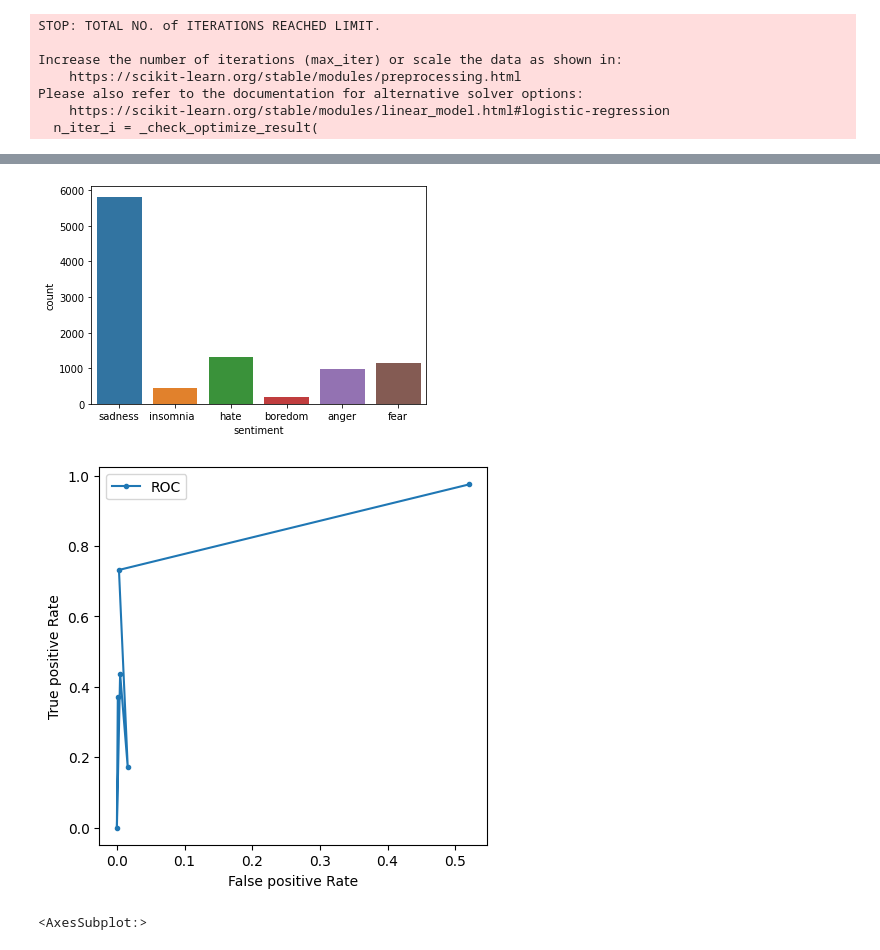
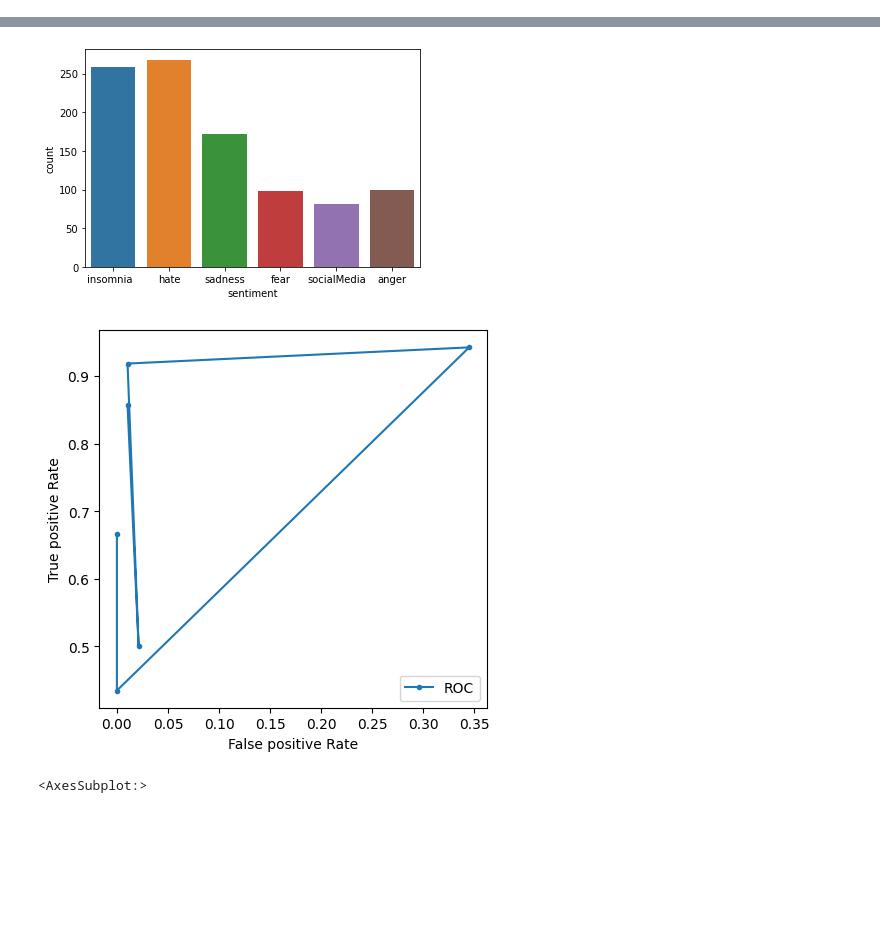
Before and after one commit to saqlain455/Text-Based-Analysis-Mental-Health, a Jupyter notebook: modelapi/models.ipynb, the cells around one changed output, grey strips where cells are left out. Cells and saved outputs as stored; diff of their text form; code cells hidden in the pictures; blank space fills up the shorter version.

Commit message:
model change

```diff
--- a/modelapi/models.ipynb
+++ b/modelapi/models.ipynb
@@ -1,40 +1,71 @@
 # %%
+!pip install unidecode
+!pip install neattext
+!pip install numpy
+!pip install pandas
+!pip install seaborn
+!pip install seaborn
+!pip install sklearn
+
 import numpy as np
 import pandas as pd
 import seaborn as sns
 import neattext.functions as nfx
-
 from sklearn.model_selection import train_test_split
 from sklearn.feature_extraction.text import CountVectorizer
 from sklearn.naive_bayes import MultinomialNB
 from sklearn.linear_model import LogisticRegression
 from sklearn import metrics
+import re
 from sklearn.feature_extraction.text import TfidfTransformer
 from sklearn.pipeline import Pipeline
 from unidecode import unidecode
 from sklearn.preprocessing import LabelEncoder
 
-train_df=pd.read_csv('abc.csv')
+# def clean_text(x):
+#   x_ascii =unidecode(x)
+#   x_clean=special_character_removal.sub(' ',x_ascii)
+#   return x_clean
+
+
+# train_df=pd.read_csv('/content/drive/MyDrive/abc.csv')
+# train_df=pd.read_csv('/content/drive/MyDrive/datasetbefitfinal (1).csv')
+train_df=pd.read_csv('updatedbefit.csv')
+
 print(train_df['sentiment'].value_counts())
 sns.countplot(x='sentiment',data=train_df)
 train_df.head(10)
 data= train_df.loc[:,['content','sentiment']]
+
+
+# special_character_removal=re.compile(r'[^a-zA-Z\.\-\?\!\,\#\...\%]',re.IGNORECASE)
+# data['clean_text']= data['content'].apply(lambda x:clean_text(str(x)))
+# data['clean_text']=data['clean_text'].fillna('empty')
+
+
 
 train_df['clean_text'] = train_df['content'].apply(nfx.remove_userhandles)
 train_df['clean_text'] = train_df['content'].apply(nfx.remove_stopwords)
 x=train_df['clean_text']
 target=data['sentiment']
 y=target
+# y=data['sentiment']
+# data.head(10)
+# le_inputPartA = LabelEncoder()
+# y = data['sentiment'].apply(le_inputPartA.fit_transform)
+# x=data.iloc[:,2]
+# y=data.iloc[:,1]
 
-x_train, x_test, y_train, y_test = train_test_split(x.values,y.values,test_size=0.3,random_state=42)
+x_train, x_test, y_train, y_test = train_test_split(x.values,y.values,test_size=0.2,random_state=42)
 
+#text_clf=Pipeline([('vect',CountVectorizer()),('tfidf',TfidfTransformer()),('clf',MultinomialNB())])
 text_clf=Pipeline([('vect',CountVectorizer()),('tfidf',TfidfTransformer()),('lr',LogisticRegression())])
 text_clf.fit(x_train,y_train)
 
 
 import pickle
 import gzip
-filename="filem.sav"
+filename="ss.sav"
 f=open(filename,'wb')
 pickle.dump(text_clf,f)
 f.close()
@@ -48,9 +79,33 @@ print('Accuracy Score',accuracy_score(y_test,predictions)*100,'%')
 #print('Accuracy Score',text_clf.score(x_test,y_test))
 
 
+#insonmina
+# ex1 = "I do not sleep"
 
-ex1 = "I do not sleep"
-# ex1 = "i feel dispapoint"
+# social media addiction
+# ex1 = "i use whatsapp all the time everywhere i go"
+# ex1 = "i use whatsapp most of the time"
+# ex1 = "i use facebook most of the time"
+# ex1="i become moody, restless, irritable or depressed when i stop or decrease  Internet use"
+
+#hate
+# ex1="i dont like hamza"
+# ex1="i am feellng attacked or threatened evertime from people"
+# ex1="i feel jeausealy because of people's success"
+
+#fear
+# ex1=" i am afraid of to jump from balconi"
+# ex1="i am afraid brcause i always thinking about arslan will kill me"
+# ex1=" I am afraid of swimming"
+# ex1="I am frightend of leaving alone  house"
+
+
+# angry
+# ex1="I am furious that I failed my exam"
+
+#sad
+# ex1= "feeling sad unable to describe myself"
+
 print(text_clf.predict([ex1]))
 print(text_clf.predict_proba([ex1]))
 print(text_clf.classes_)
@@ -115,7 +179,0 @@ Name: sentiment, dtype: int64
-STOP: TOTAL NO. of ITERATIONS REACHED LIMIT.
-
-Increase the number of iterations (max_iter) or scale the data as shown in:
-    https://scikit-learn.org/stable/modules/preprocessing.html
-Please also refer to the documentation for alternative solver options:
-    https://scikit-learn.org/stable/modules/linear_model.html#logistic-regression
-  n_iter_i = _check_optimize_result(
@@ -150,3 +180,3 @@ False Positive rate for naive bayes is:  0.09097573871282078
-[figure, old version]
+[figure, new version]
-[figure, old version]
+[figure, new version]
-<AxesSubplot:>
+<AxesSubplot:>
```
Also changed, not shown: parts of 1 cell of this notebook, 23 other files.
